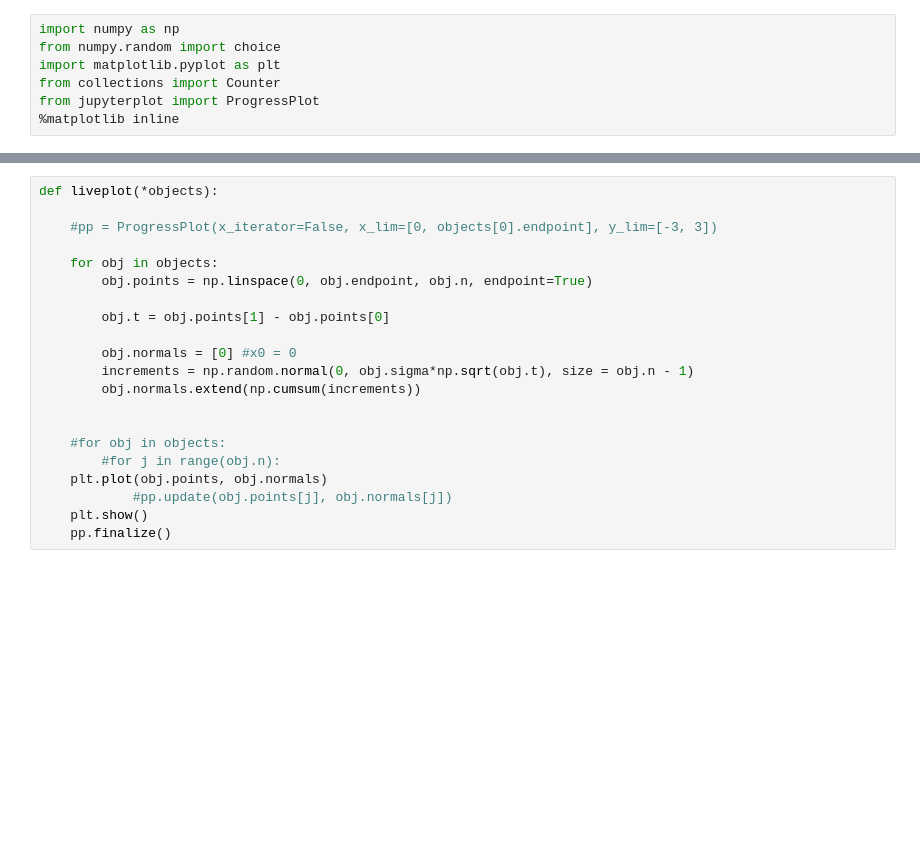
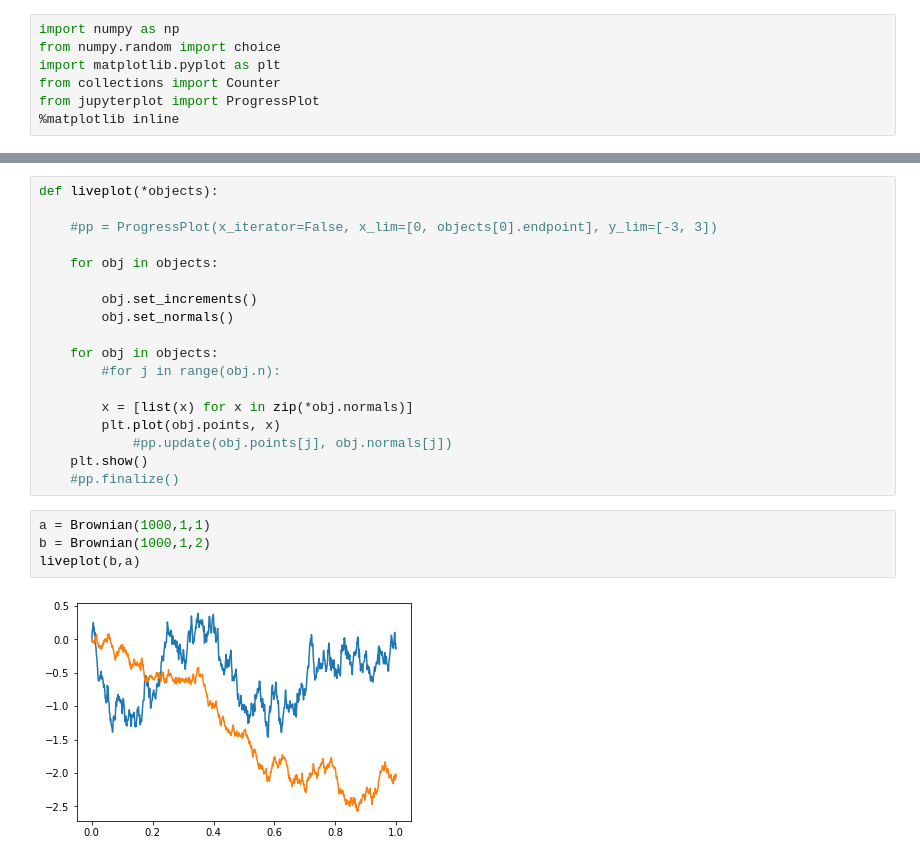
Before and after one commit to BenBadnani/Stochastic-Modeling, a Jupyter notebook: Brownian Motion.ipynb, the cells around one changed output, grey strips where cells are left out. Cells and saved outputs as stored; diff of their text form; blank space fills up the shorter version.

Commit message:
Added functionality for multilayer Brownian motion graphs, as well as a 3d graph

```diff
--- a/Brownian Motion.ipynb
+++ b/Brownian Motion.ipynb
@@ -30,18 +55,21 @@ def liveplot(*objects):
     #pp = ProgressPlot(x_iterator=False, x_lim=[0, objects[0].endpoint], y_lim=[-3, 3])
 
     for obj in objects:
-        obj.points = np.linspace(0, obj.endpoint, obj.n, endpoint=True)
 
-        obj.t = obj.points[1] - obj.points[0]
+        obj.set_increments()
+        obj.set_normals()
 
-        obj.normals = [0] #x0 = 0
-        increments = np.random.normal(0, obj.sigma*np.sqrt(obj.t), size = obj.n - 1)
-        obj.normals.extend(np.cumsum(increments))
+    for obj in objects:
+        #for j in range(obj.n):
 
-
-    #for obj in objects:
-        #for j in range(obj.n):
-    plt.plot(obj.points, obj.normals)
+        x = [list(x) for x in zip(*obj.normals)]
+        plt.plot(obj.points, x)
             #pp.update(obj.points[j], obj.normals[j])
     plt.show()
-    pp.finalize()
+    #pp.finalize()
+# %%
+a = Brownian(1000,1,1)
+b = Brownian(1000,1,2)
+liveplot(b,a)
+# %% [output]
+[figure, added]
```
Also changed, not shown: parts of 7 cells of this notebook.
